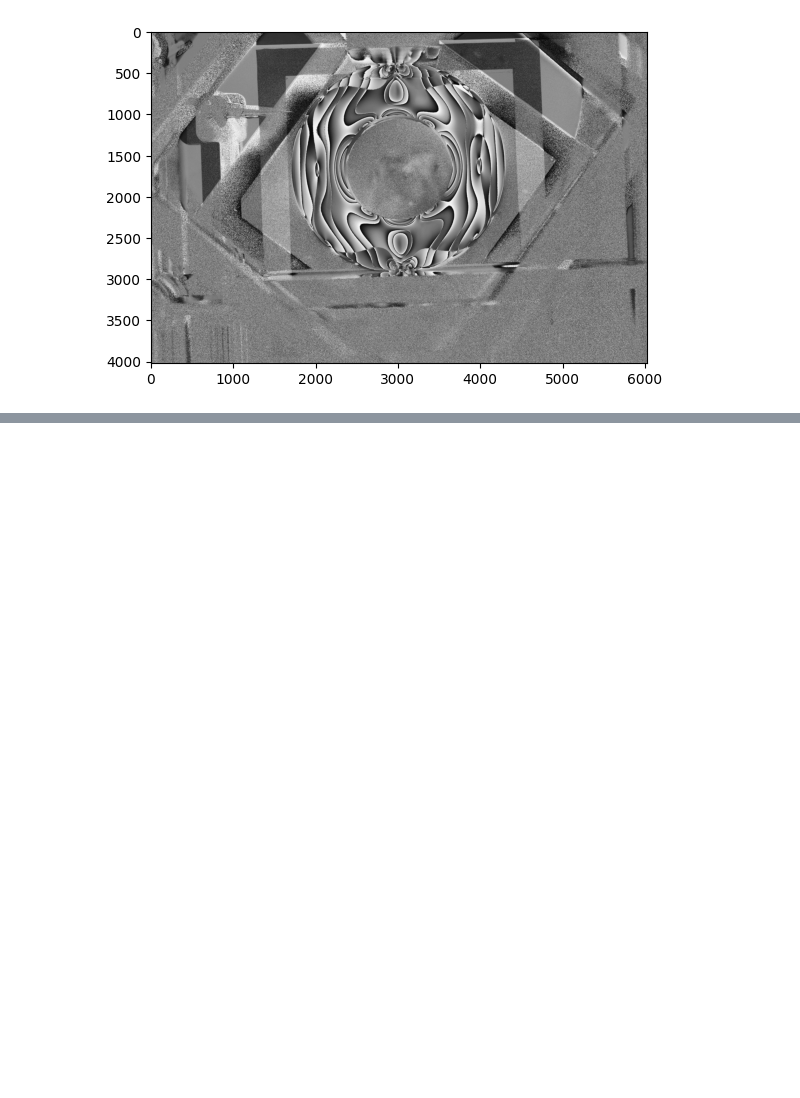
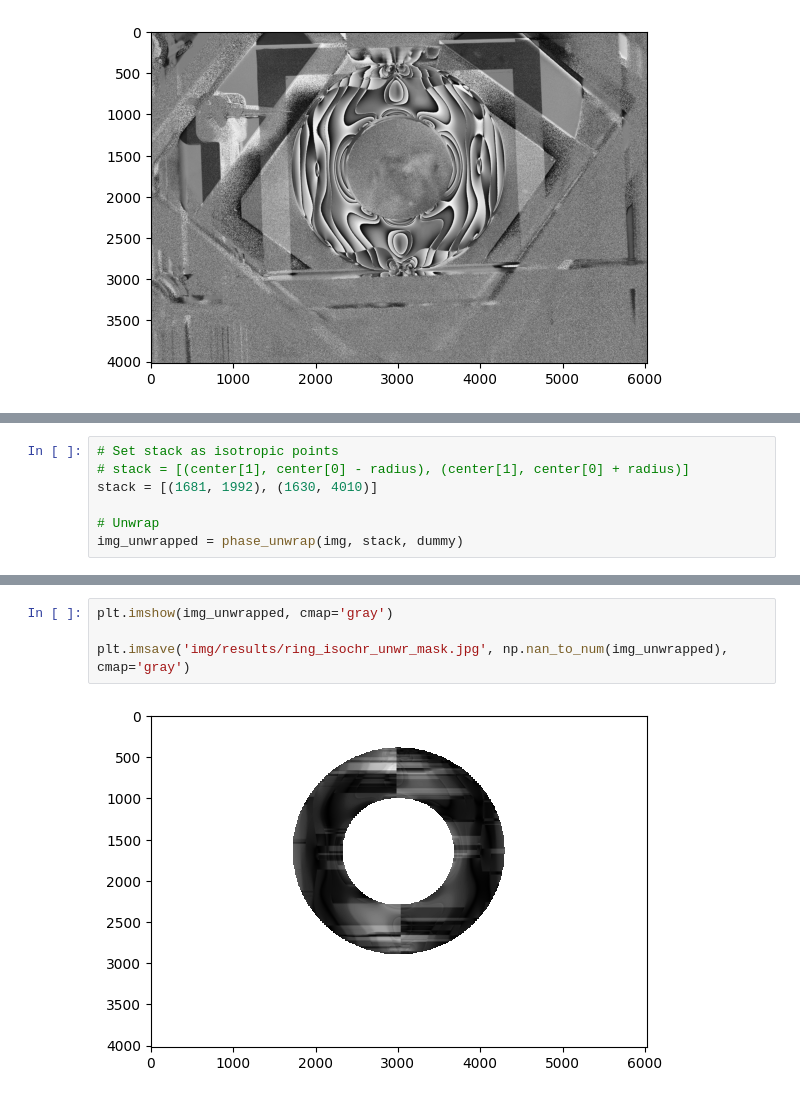
Before and after one commit to fs-bullard/photoelasticity, a Jupyter notebook: ten-step-phase.ipynb, the cells around one changed output, grey strips where cells are left out. Saved outputs shown, nothing was run; the diff lists cells and outputs as text; blank space fills up the shorter version.

```diff
--- a/ten-step-phase.ipynb
+++ b/ten-step-phase.ipynb
@@ -167,0 +154,7 @@ plt.imshow(img_masked, cmap='gray')
+# %%
+# Set stack as isotropic points
+# stack = [(center[1], center[0] - radius), (center[1], center[0] + radius)]
+stack = [(1681, 1992), (1630, 4010)]
+
+# Unwrap
+img_unwrapped = phase_unwrap(img, stack, dummy)
@@ -167,0 +176,6 @@ plt.imshow(img_masked, cmap='gray')
+# %%
+plt.imshow(img_unwrapped, cmap='gray')
+
+plt.imsave('img/results/ring_isochr_unwr_mask.jpg', np.nan_to_num(img_unwrapped), cmap='gray')
+# %% [output]
+[figure, added]
```
Also changed, not shown: parts of 16 cells of this notebook, 1 other file.
